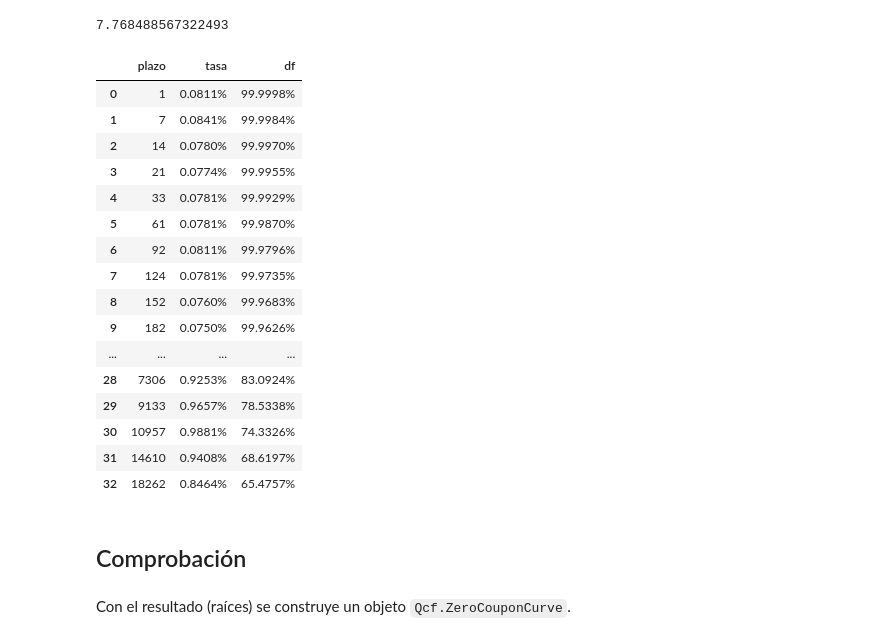
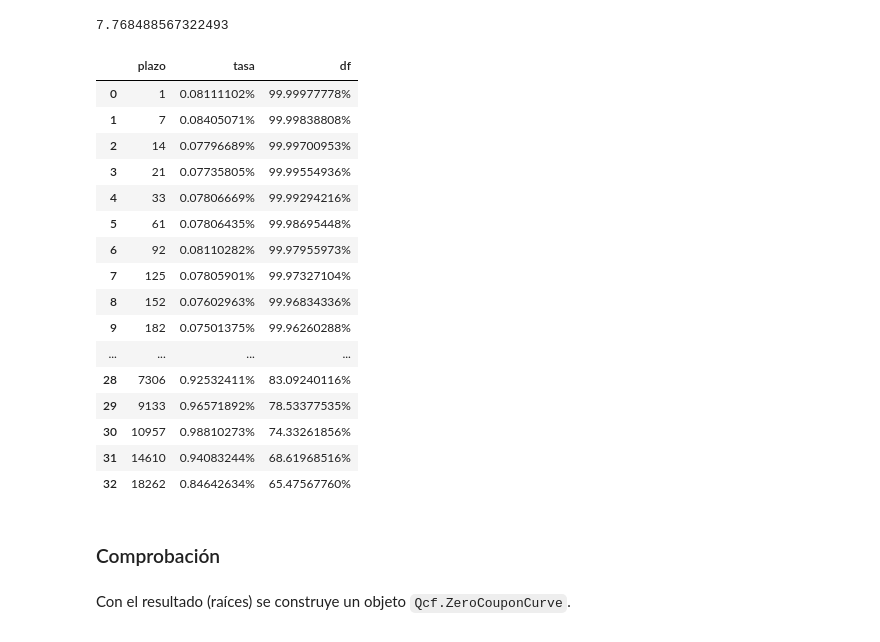
Before and after one commit to adiaz-efaa/mif-2020, a Jupyter notebook: 5_construccion_curva_ois.ipynb, the cells around one changed output. Saved outputs shown, nothing was run; the diff lists cells and outputs as text; code cells hidden in the pictures.

```diff
--- a/5_construccion_curva_ois.ipynb
+++ b/5_construccion_curva_ois.ipynb
@@ -97 +192,21 @@ import math
+# %%
+bus_cal = Qcf.BusinessCalendar(Qcf.QCDate(1, 1, 2020), 20)
+for agno in range(2020, 2071):
+    f = Qcf.QCDate(12, 10, agno)
+    if f.week_day() == Qcf.WeekDay.SAT:
+        bus_cal.add_holiday(Qcf.QCDate(14, 10, agno))
+        # pass
+    elif f.week_day() == Qcf.WeekDay.SUN:
+        bus_cal.add_holiday(Qcf.QCDate(13, 10, agno))
+    elif f.week_day() == Qcf.WeekDay.MON:
+        bus_cal.add_holiday(Qcf.QCDate(12, 10, agno))
+    elif f.week_day() == Qcf.WeekDay.TUE:
+        bus_cal.add_holiday(Qcf.QCDate(11, 10, agno))
+    elif f.week_day() == Qcf.WeekDay.WED:
+        bus_cal.add_holiday(Qcf.QCDate(10, 10, agno))
+    elif f.week_day() == Qcf.WeekDay.THU:
+        bus_cal.add_holiday(Qcf.QCDate(9, 10, agno))
+    else:
+        bus_cal.add_holiday(Qcf.QCDate(8,10, agno))
+bus_cal.add_holiday(Qcf.QCDate(15, 2, 2021))
 # %% [markdown]
@@ -125,7 +240,7 @@ def make_fixed_leg(start_date: str, tenor: str, rate_value: float) -> Qcf.Leg:
     periodicidad = Qcf.Tenor('1Y')
 
     # Tipo de período irregular (si lo hay)
-    periodo_irregular = Qcf.StubPeriod.SHORTBACK
+    periodo_irregular = Qcf.StubPeriod.SHORTFRONT
 
     # Regla para ajustes de días feriados
     bus_adj_rule = Qcf.BusyAdjRules.MODFOLLOW
@@ -161,8 +276,6 @@ def make_fixed_leg(start_date: str, tenor: str, rate_value: float) -> Qcf.Leg:
     tasa_cupon = Qcf.QCInterestRate(
         valor_tasa, Qcf.QCAct360(), Qcf.QCLinearWf())
 
-    bus_cal = Qcf.BusinessCalendar(Qcf.QCDate(1, 1, 2020), 20)
-
     # Se da de alta el objeto y se retorna
     return Qcf.LegFactory.build_bullet_fixed_rate_leg(
         rp,
@@ -320,30 +431,30 @@ for s in qc_swaps[1:]:
 # %%
 for_df = []
 for p, t in zip(plazos, tasas):
     for_df.append((p,t))
 df_curva = pd.DataFrame(for_df, columns=['plazo', 'tasa'])
 df_curva['df'] = df_curva.apply(lambda row: math.exp(-row['plazo']*row['tasa']/365), axis=1)
-df_curva.style.format({'tasa':'{:.4%}', 'df':'{:.4%}'})
+df_curva.style.format({'tasa':'{:.8%}', 'df':'{:.8%}'})
 # %% [output]
 |  | plazo | tasa | df |
-| 0 | 1 | 0.0811% | 99.9998% |
-| 1 | 7 | 0.0841% | 99.9984% |
-| 2 | 14 | 0.0780% | 99.9970% |
-| 3 | 21 | 0.0774% | 99.9955% |
-| 4 | 33 | 0.0781% | 99.9929% |
-| 5 | 61 | 0.0781% | 99.9870% |
-| 6 | 92 | 0.0811% | 99.9796% |
-| 7 | 124 | 0.0781% | 99.9735% |
-| 8 | 152 | 0.0760% | 99.9683% |
-| 9 | 182 | 0.0750% | 99.9626% |
+| 0 | 1 | 0.08111102% | 99.99977778% |
+| 1 | 7 | 0.08405071% | 99.99838808% |
+| 2 | 14 | 0.07796689% | 99.99700953% |
+| 3 | 21 | 0.07735805% | 99.99554936% |
+| 4 | 33 | 0.07806669% | 99.99294216% |
+| 5 | 61 | 0.07806435% | 99.98695448% |
+| 6 | 92 | 0.08110282% | 99.97955973% |
+| 7 | 125 | 0.07805901% | 99.97327104% |
+| 8 | 152 | 0.07602963% | 99.96834336% |
+| 9 | 182 | 0.07501375% | 99.96260288% |
 | ... | ... | ... | ... |
-| 28 | 7306 | 0.9253% | 83.0924% |
-| 29 | 9133 | 0.9657% | 78.5338% |
-| 30 | 10957 | 0.9881% | 74.3326% |
-| 31 | 14610 | 0.9408% | 68.6197% |
-| 32 | 18262 | 0.8464% | 65.4757% |
+| 28 | 7306 | 0.92532411% | 83.09240116% |
+| 29 | 9133 | 0.96571892% | 78.53377535% |
+| 30 | 10957 | 0.98810273% | 74.33261856% |
+| 31 | 14610 | 0.94083244% | 68.61968516% |
+| 32 | 18262 | 0.84642634% | 65.47567760% |
 # %% [markdown]
-## Comprobación
+### Comprobación
 # %% [markdown]
 Con el resultado (raíces) se construye un objeto `Qcf.ZeroCouponCurve`.
 # %%
```
Also changed, not shown: parts of 29 cells of this notebook, 2 other files.
